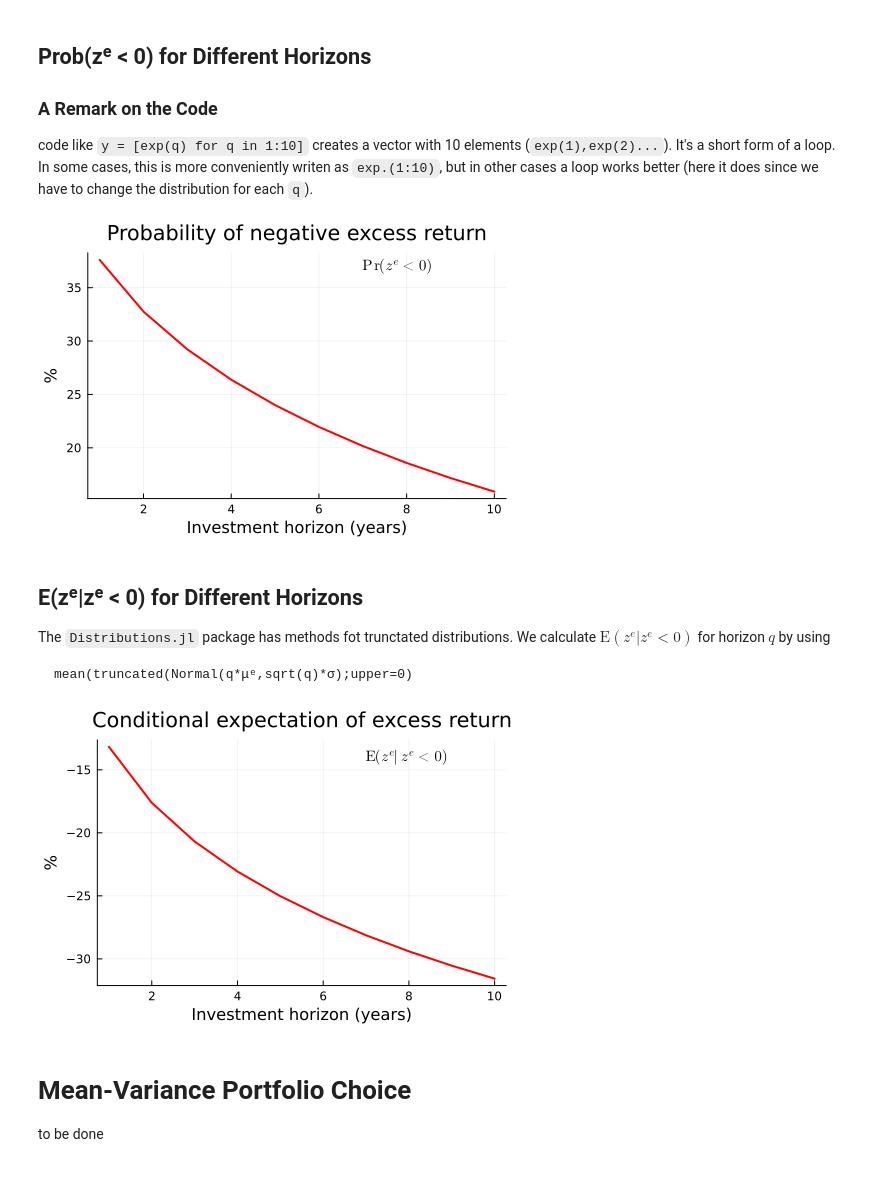
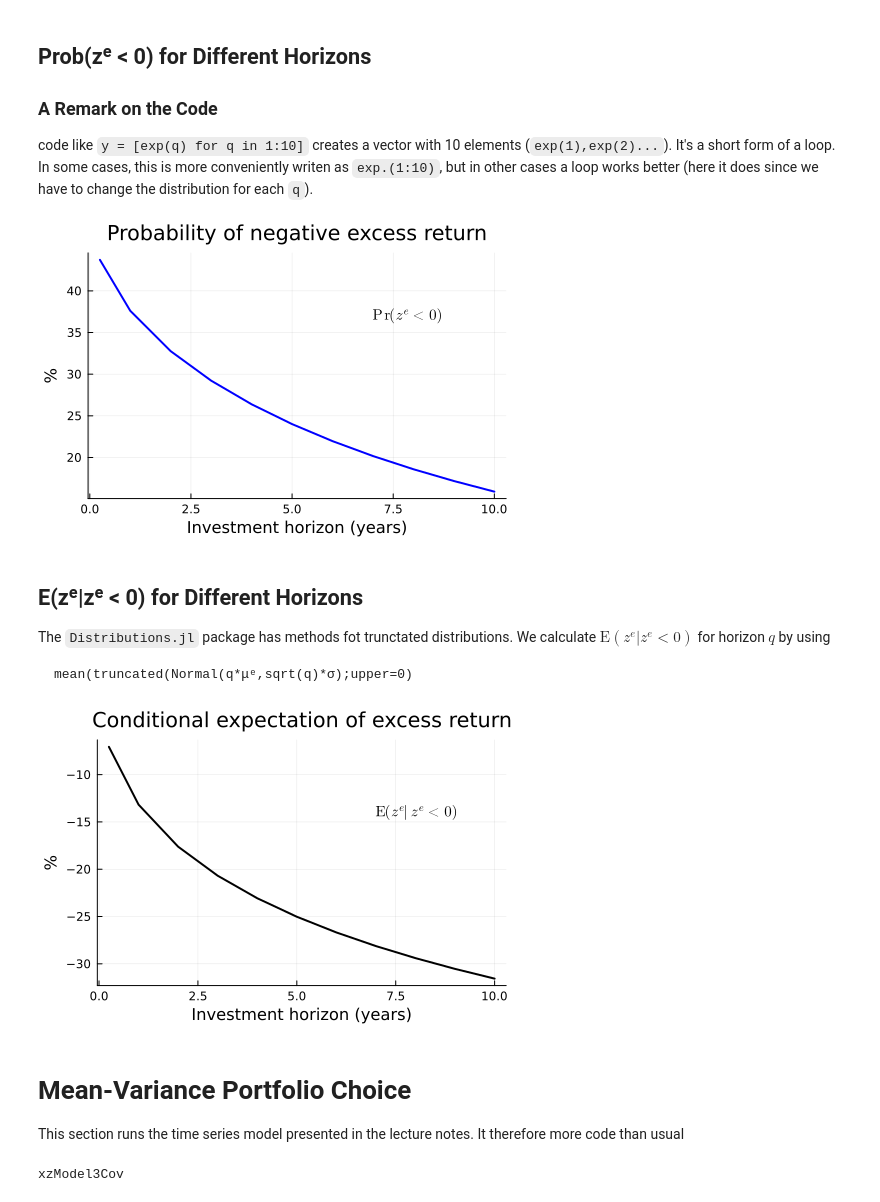
Before and after one commit to PaulSoderlind/FinancialTheoryMSc, a Jupyter notebook: Ch12_LongRun.ipynb, the cells around one changed output. Saved outputs shown, nothing was run; the diff lists cells and outputs as text; code cells hidden in the pictures.

````diff
--- a/Ch12_LongRun.ipynb
+++ b/Ch12_LongRun.ipynb
@@ -48,20 +48,21 @@ display(p1)
 code like `y = [exp(q) for q in 1:10]` creates a vector with 10 elements (`exp(1),exp(2)...`). It's a short form of a loop. In some cases, this is more conveniently writen as `exp.(1:10)`, but in other cases a loop works better (here it does since we have to change the distribution for each `q`).
 # %%
 q_max         = 10      #longest horizon considered in the calculations
-ProbNegReturn = [cdf(Normal(q*μᵉ,sqrt(q)*σ),0) for q in 1:q_max]   #Pr(z<=0) for different horizons
+qM = vcat(0.25,1:q_max)
+ProbNegReturn = [cdf(Normal(q*μᵉ,sqrt(q)*σ),0) for q in qM]   #Pr(z<=0) for different horizons
 
 txt = L"\mathrm{Pr}(z^e<0)"
-p1 = plot( 1:q_max,ProbNegReturn*100,
-           linecolor = :red,
+p1 = plot( qM,ProbNegReturn*100,
+           linecolor = :blue,
            linewidth = 2,
            legend = false,
            title = "Probability of negative excess return",
            xlabel = "Investment horizon (years)",
            ylabel = "%",
            annotation = (7,37,text(txt,10,:left)) )
 display(p1)
 # %% [output]
-[figure, old version]
+[figure, new version]
 # %% [markdown]
 ## E(zᵉ|zᵉ < 0) for Different Horizons
 
@@ -71,11 +72,11 @@ The `Distributions.jl` package has methods fot trunctated distributions. We calc
 mean(truncated(Normal(q*μᵉ,sqrt(q)*σ);upper=0)
 ```
 # %%
-CondER = [mean(truncated(Normal(q*μᵉ,sqrt(q)*σ);upper=0)) for q in 1:q_max]
+CondER = [mean(truncated(Normal(q*μᵉ,sqrt(q)*σ);upper=0)) for q in qM]
 
 txt = L"\mathrm{E}(z^e|z^e<0)"
-p1 = plot( 1:q_max,CondER,
-           linecolor = :red,
+p1 = plot( qM,CondER,
+           linecolor = :black,
            linewidth = 2,
            legend = false,
            title = "Conditional expectation of excess return",
@@ -84,8 +85,8 @@ p1 = plot( 1:q_max,CondER,
            annotation = (7,-14,text(txt,10,:left)) )
 display(p1)
 # %% [output]
-[figure, old version]
+[figure, new version]
-# %% [markdown]
-# Mean-Variance Portfolio Choice
-
-to be done
+# %% [markdown]
+# Mean-Variance Portfolio Choice
+
+This section runs the time series model presented in the lecture notes. It therefore more code than usual
@@ -91,0 +95,42 @@ to be done
+# %%
+"""
+    xzModel3(ϕ,θ,T)
+"""
+function xzModel3(ϕ,θ,T)
+  A = [0 1;
+       0 ϕ]
+  B = [1 0;
+       θ 1]
+  C = VAR1IR(A,T,B)
+  r = C[1,:,:]'
+  z = C[2,:,:]'
+  return r, z
+end
+
+"""
+    xzModel3Cov(ϕ,θ,σᵤ,σ_eta,q)
+
+Calculate conditional variance-covariance matrix of q future
+returns (r_1,r_2,...,r_q) by first finding the MA representation
+and then apply MACov.
+"""
+function xzModel3Cov(ϕ,θ,σᵤ,σ_eta,q)
+
+  (r_IR,z_IR) = xzModel3(ϕ,θ,q+10)
+  r_IR .*= [σᵤ σ_eta]
+  z_IR .*= [σᵤ σ_eta]
+
+  k = 2                                       #no. variables
+  C = fill(NaN,q,k,q)
+  for t in 1:q
+    r_t = vcat(zeros(q-t,k),r_IR[1:t,:])      #t=1: [zeros(9,2);[1 0]]
+    C[t,:,:] = r_t'                           #t=2: [zeros(8,2);[-0.5 1];[1 0]]
+  end
+
+  CovM = MACov(C,1.0I(k))
+
+  return CovM, r_IR, C
+
+end
+# %% [output]
+xzModel3Cov
````
Also changed, not shown: parts of 8 cells of this notebook.
